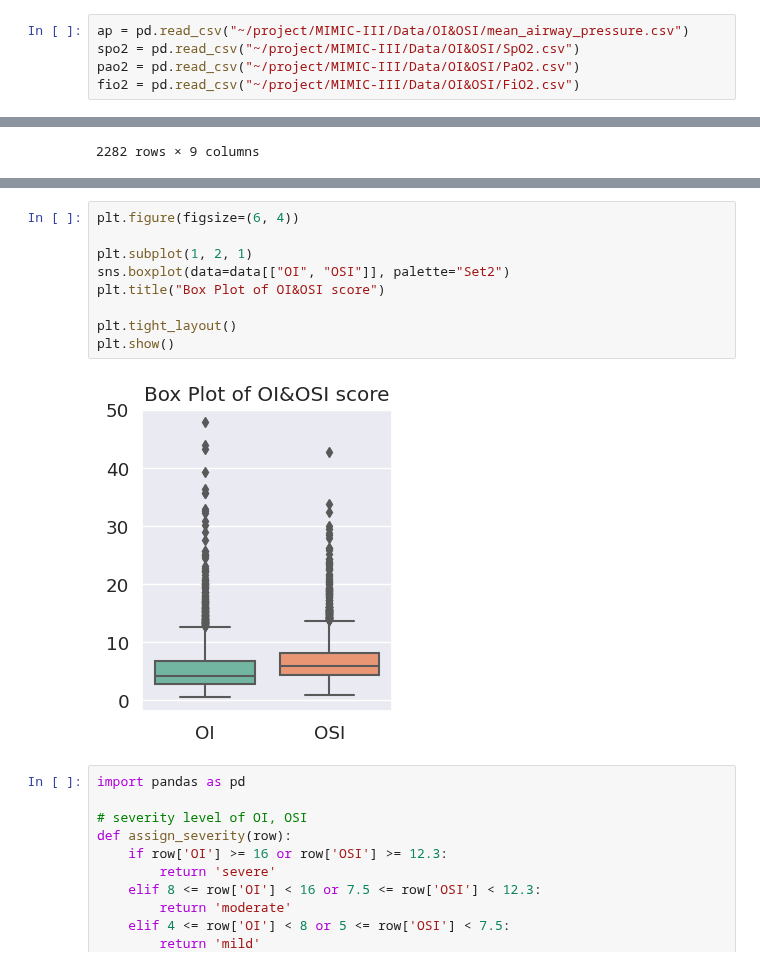
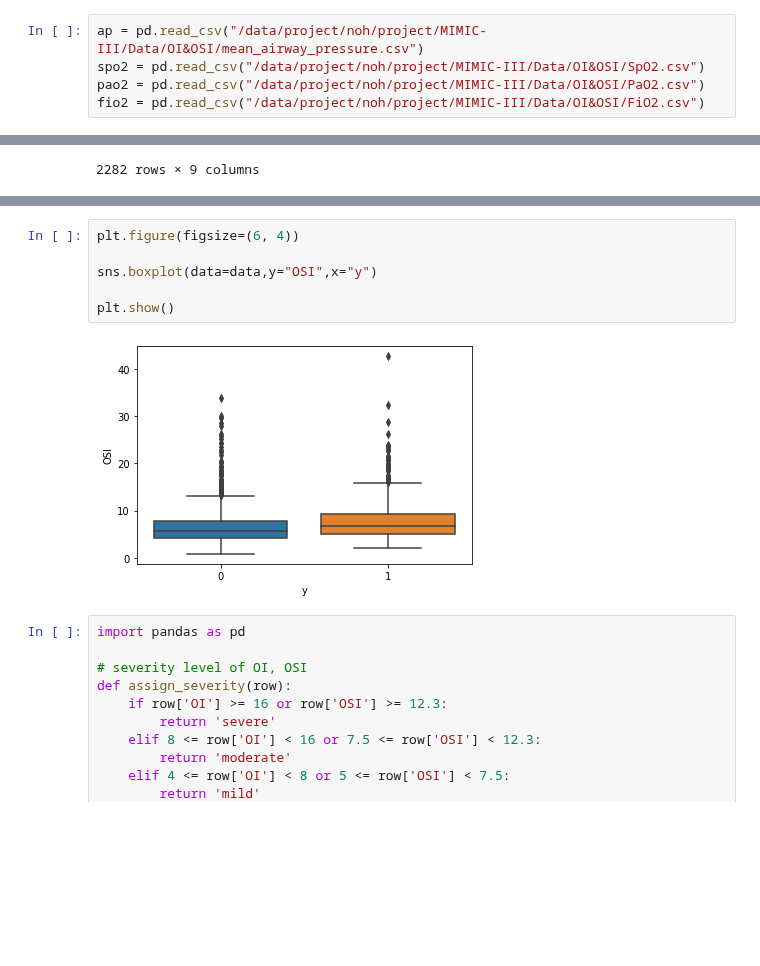
Before and after one commit to NohJangHyun/MIMIC-III-mortality-prediction, a Jupyter notebook: Baseline Score/re-extract OI&OSI.ipynb, the cells around one changed output, grey strips where cells are left out. Cells and saved outputs as stored; diff of their text form; blank space fills up the shorter version.

```diff
--- a/Baseline Score/re-extract OI&OSI.ipynb
+++ b/Baseline Score/re-extract OI&OSI.ipynb
@@ -238,10 +241,10 @@ df2
 # %% [markdown]
 ### 2. calculate OI&OSI
 # %%
-ap = pd.read_csv("~/project/MIMIC-III/Data/OI&OSI/mean_airway_pressure.csv")
-spo2 = pd.read_csv("~/project/MIMIC-III/Data/OI&OSI/SpO2.csv")
-pao2 = pd.read_csv("~/project/MIMIC-III/Data/OI&OSI/PaO2.csv")
-fio2 = pd.read_csv("~/project/MIMIC-III/Data/OI&OSI/FiO2.csv")
+ap = pd.read_csv("/data/project/noh/project/MIMIC-III/Data/OI&OSI/mean_airway_pressure.csv")
+spo2 = pd.read_csv("/data/project/noh/project/MIMIC-III/Data/OI&OSI/SpO2.csv")
+pao2 = pd.read_csv("/data/project/noh/project/MIMIC-III/Data/OI&OSI/PaO2.csv")
+fio2 = pd.read_csv("/data/project/noh/project/MIMIC-III/Data/OI&OSI/FiO2.csv")
 # %%
 data = pd.merge(ap, spo2, on=['SUBJECT_ID', 'HADM_ID'])
 data.rename(columns={'VALUE_x':'MAP', 'VALUE_y':'SpO2'}, inplace=True)
@@ -337,14 +355,11 @@ OSI 열의 표준편차: 3.8966118772757556
 # %%
 plt.figure(figsize=(6, 4))
 
-plt.subplot(1, 2, 1)
-sns.boxplot(data=data[["OI", "OSI"]], palette="Set2")
-plt.title("Box Plot of OI&OSI score")
+sns.boxplot(data=data,y="OSI",x="y")
 
-plt.tight_layout()
 plt.show()
 # %% [output]
-[figure, old version]
+[figure, new version]
 # %%
 import pandas as pd
 
```
Also changed, not shown: parts of 12 cells of this notebook.
